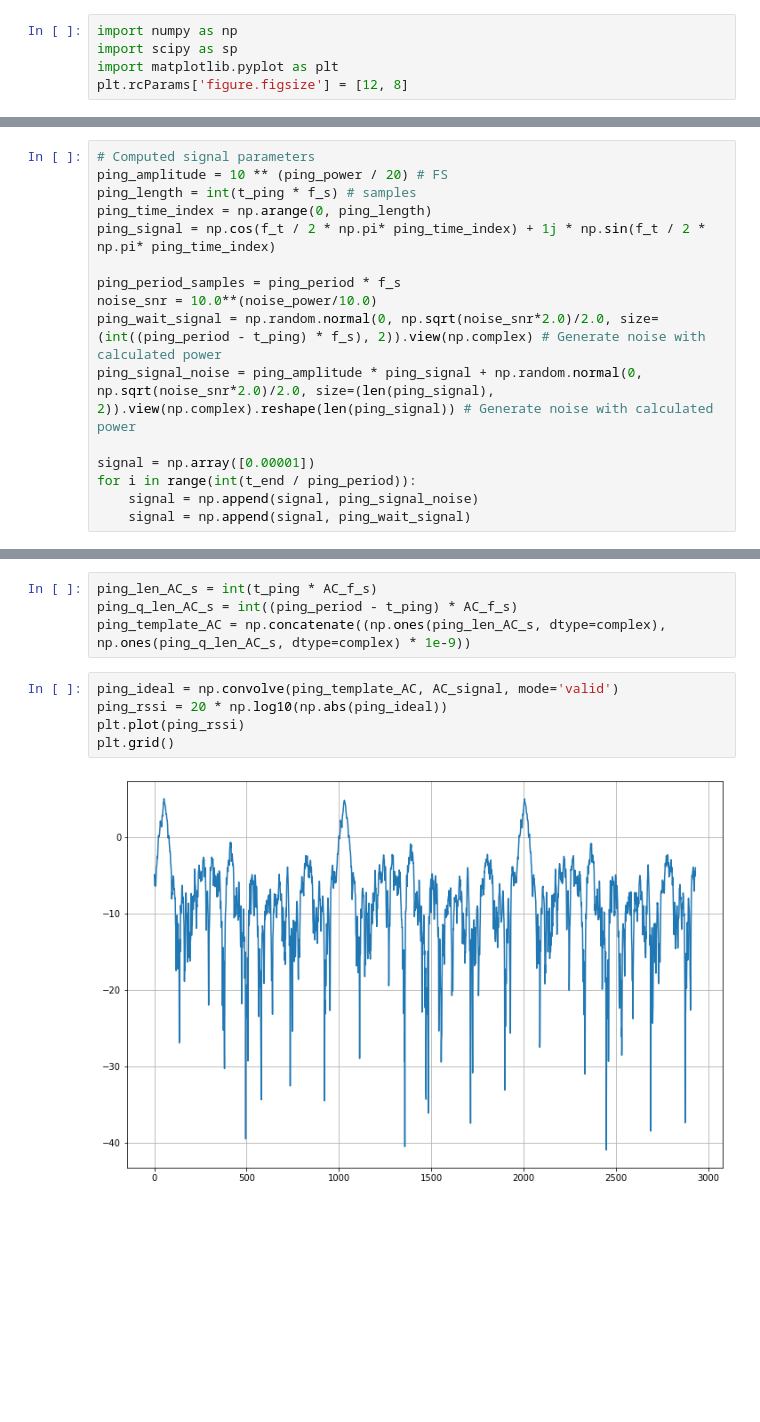
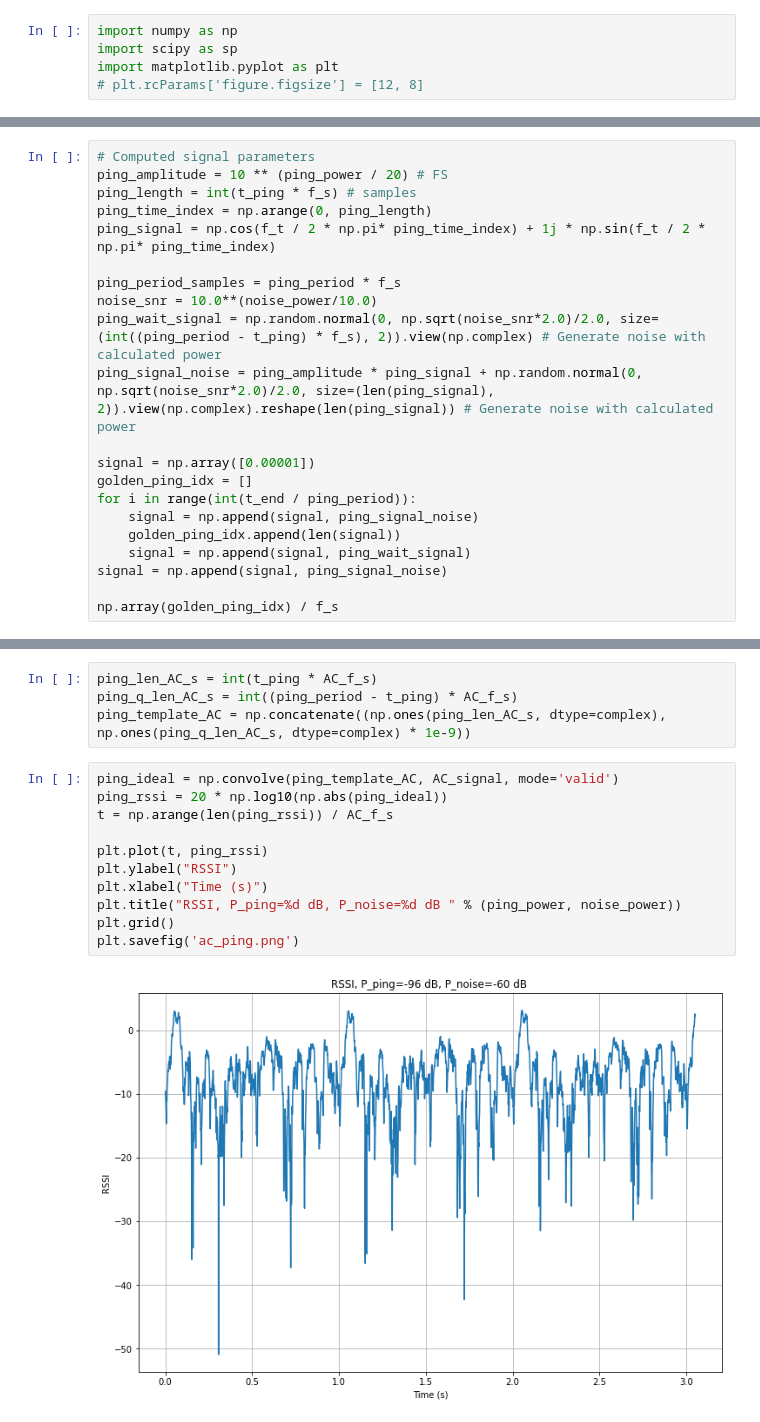
Before and after one commit to UCSD-E4E/rct_signal_characterization, a Jupyter notebook: Autocorrelation Tests.ipynb, the cells around one changed output, grey strips where cells are left out. Drawn from its saved outputs; the diff is of its cells as text; blank space fills up the shorter version.

```diff
--- a/Autocorrelation Tests.ipynb
+++ b/Autocorrelation Tests.ipynb
@@ -2,7 +2,7 @@
 import numpy as np
 import scipy as sp
 import matplotlib.pyplot as plt
-plt.rcParams['figure.figsize'] = [12, 8]
+# plt.rcParams['figure.figsize'] = [12, 8]
 # %%
 # Generated signal parameters
 t_end = 4 # s
@@ -26,6 +26,11 @@ ping_wait_signal = np.random.normal(0, np.sqrt(noise_snr*2.0)/2.0, size=(int((pi
 ping_signal_noise = ping_amplitude * ping_signal + np.random.normal(0, np.sqrt(noise_snr*2.0)/2.0, size=(len(ping_signal), 2)).view(np.complex).reshape(len(ping_signal)) # Generate noise with calculated power
 
 signal = np.array([0.00001])
+golden_ping_idx = []
 for i in range(int(t_end / ping_period)):
     signal = np.append(signal, ping_signal_noise)
+    golden_ping_idx.append(len(signal))
     signal = np.append(signal, ping_wait_signal)
+signal = np.append(signal, ping_signal_noise)
+
+np.array(golden_ping_idx) / f_s
@@ -72,7 +83,13 @@ ping_template_AC = np.concatenate((np.ones(ping_len_AC_s, dtype=complex), np.one
 # %%
 ping_ideal = np.convolve(ping_template_AC, AC_signal, mode='valid')
 ping_rssi = 20 * np.log10(np.abs(ping_ideal))
-plt.plot(ping_rssi)
+t = np.arange(len(ping_rssi)) / AC_f_s
+
+plt.plot(t, ping_rssi)
+plt.ylabel("RSSI")
+plt.xlabel("Time (s)")
+plt.title("RSSI, P_ping=%d dB, P_noise=%d dB " % (ping_power, noise_power))
 plt.grid()
+plt.savefig('ac_ping.png')
 # %% [output]
-[figure, old version]
+[figure, new version]
```
Also changed, not shown: parts of 6 cells of this notebook.
